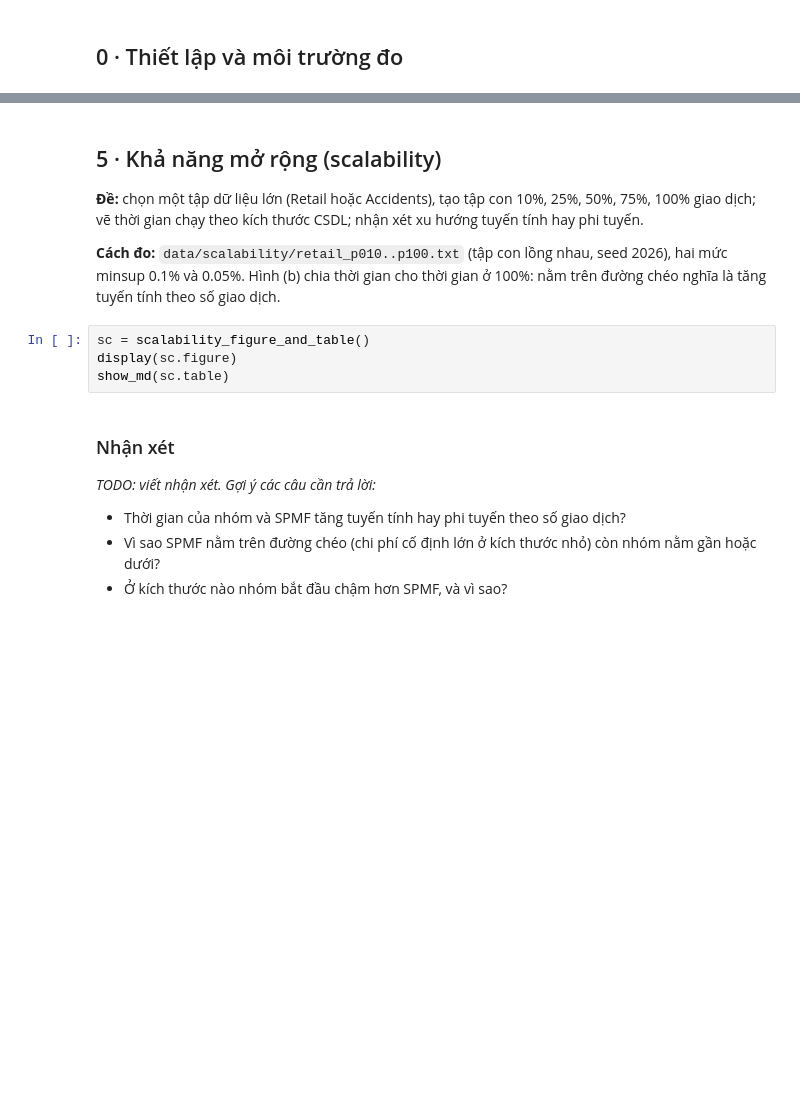
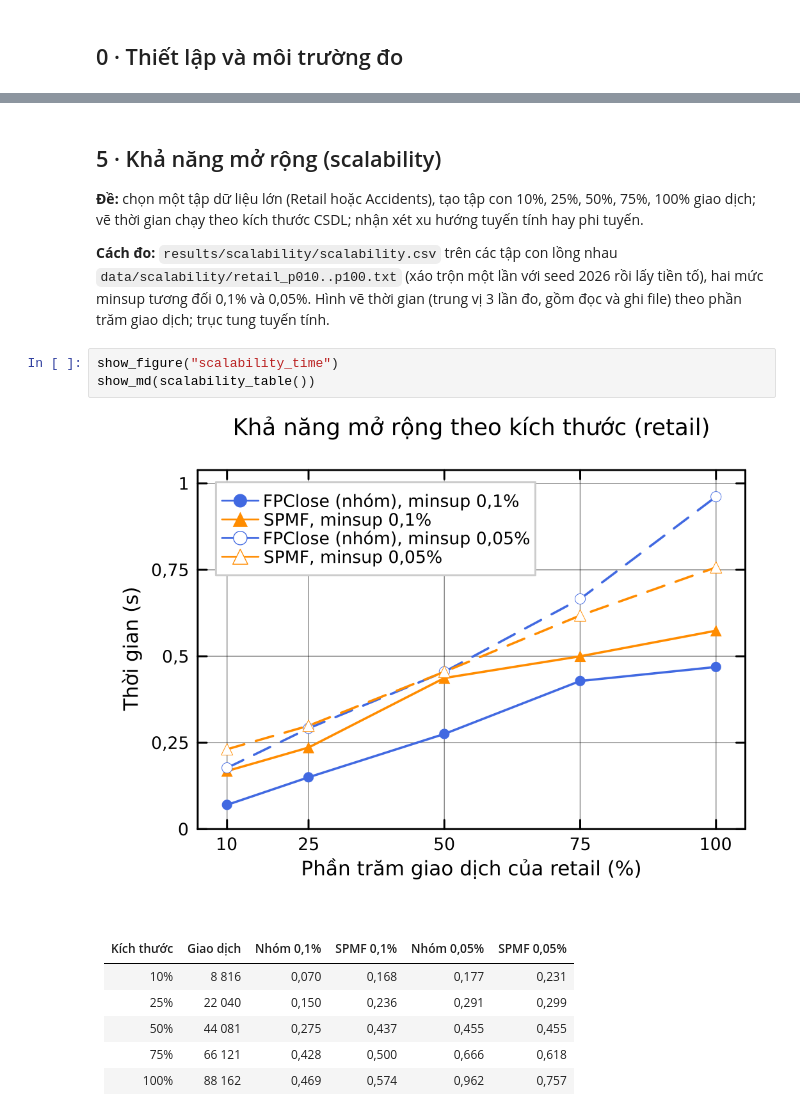
Before and after one commit to DRAGON-1312/FPClose, a Jupyter notebook: notebooks/chapter2_results.ipynb, the cells around one changed output, grey strips where cells are left out. Cells and saved outputs as stored; diff of their text form; blank space fills up the shorter version.

```diff
--- a/notebooks/chapter2_results.ipynb
+++ b/notebooks/chapter2_results.ipynb
@@ -143,17 +322,18 @@ _TODO: viết nhận xét. Gợi ý các câu cần trả lời:_
 **Đề:** chọn một tập dữ liệu lớn (Retail hoặc Accidents), tạo tập con 10%, 25%, 50%, 75%, 100% giao dịch; vẽ thời gian
 chạy theo kích thước CSDL; nhận xét xu hướng tuyến tính hay phi tuyến.
 
-**Cách đo:** `data/scalability/retail_p010..p100.txt` (tập con lồng nhau, seed 2026), hai mức minsup 0.1% và 0.05%.
-Hình (b) chia thời gian cho thời gian ở 100%: nằm trên đường chéo nghĩa là tăng tuyến tính theo số giao dịch.
+**Cách đo:** `results/scalability/scalability.csv` trên các tập con lồng nhau `data/scalability/retail_p010..p100.txt`
+(xáo trộn một lần với seed 2026 rồi lấy tiền tố), hai mức minsup tương đối 0,1% và 0,05%. Hình vẽ thời gian (trung vị
+3 lần đo, gồm đọc và ghi file) theo phần trăm giao dịch; trục tung tuyến tính.
-# %%
-sc = scalability_figure_and_table()
-display(sc.figure)
-show_md(sc.table)
-# %% [markdown]
-### Nhận xét
-
-_TODO: viết nhận xét. Gợi ý các câu cần trả lời:_
-
-- Thời gian của nhóm và SPMF tăng tuyến tính hay phi tuyến theo số giao dịch?
-- Vì sao SPMF nằm trên đường chéo (chi phí cố định lớn ở kích thước nhỏ) còn nhóm nằm gần hoặc dưới?
-- Ở kích thước nào nhóm bắt đầu chậm hơn SPMF, và vì sao?
+# %%
+show_figure("scalability_time")
+show_md(scalability_table())
+# %% [output]
+[figure, added]
+| Kích thước | Giao dịch | Nhóm 0,1% | SPMF 0,1% | Nhóm 0,05% | SPMF 0,05% |
+|---|---:|---:|---:|---:|---:|
+| 10% | 8 816 | 0,070 | 0,168 | 0,177 | 0,231 |
+| 25% | 22 040 | 0,150 | 0,236 | 0,291 | 0,299 |
+| 50% | 44 081 | 0,275 | 0,437 | 0,455 | 0,455 |
+| 75% | 66 121 | 0,428 | 0,500 | 0,666 | 0,618 |
+| 100% | 88 162 | 0,469 | 0,574 | 0,962 | 0,757 |
```
Also changed, not shown: parts of 39 cells of this notebook, 13 other files.
